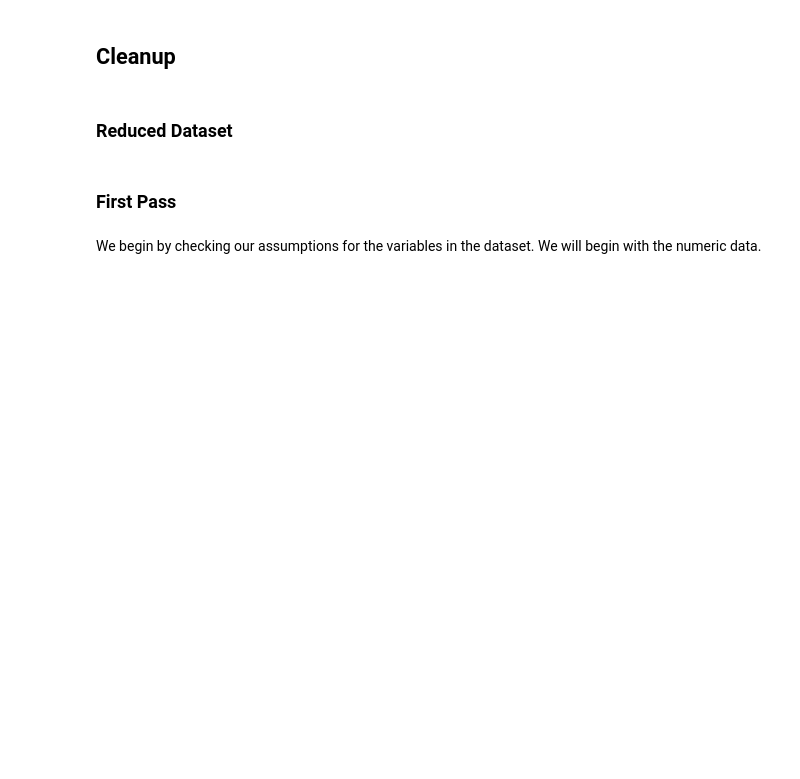
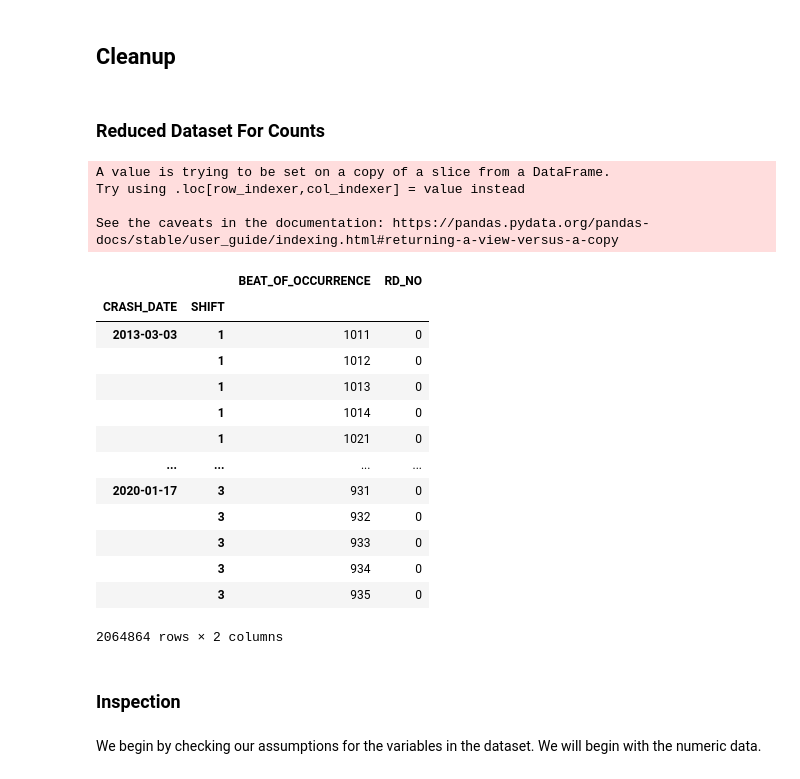
Before and after one commit to KThompson0308/Chicago-Traffic-Analysis, a Jupyter notebook: notebooks/kevin/ProjoneAndMiniLab.ipynb, the cells around one changed output. Drawn from its saved outputs; the diff is of its cells as text; code cells hidden in the pictures; blank space fills up the shorter version.

```diff
--- a/notebooks/kevin/ProjoneAndMiniLab.ipynb
+++ b/notebooks/kevin/ProjoneAndMiniLab.ipynb
@@ -76,7 +78,7 @@ Categorical variables are typed as abstract objects by default, so we explicitly
 # %%
 categoricals = ['CRASH_DATE_EST_I', 'TRAFFIC_CONTROL_DEVICE', 'DEVICE_CONDITION',
                 'WEATHER_CONDITION', 'LIGHTING_CONDITION', 'FIRST_CRASH_TYPE', 'TRAFFICWAY_TYPE',
-                'ALIGNMENT', 'ROADWAY_SURFACE_COND', 'ROAD_DEFECT', 'REPORT_TYPE', 'CRASH_TYPE',
+                'ALIGNMENT', 'ROADWAY_SURFACE_COND', 'ROAD_DEFECT', 'REPORT_TYPE', 'CRASH_TYPE', 'STREET_NAME',
                 'CRASH_TYPE', 'INTERSECTION_RELATED_I', 'NOT_RIGHT_OF_WAY_I', 'HIT_AND_RUN_I', 'DAMAGE',
                 'PRIM_CONTRIBUTORY_CAUSE', 'SEC_CONTRIBUTORY_CAUSE','BEAT_OF_OCCURRENCE', 'PHOTOS_TAKEN_I', 'STATEMENTS_TAKEN_I', 'DOORING_I',
                 'WORK_ZONE_I', 'WORK_ZONE_TYPE', 'WORKERS_PRESENT_I', 'INJURIES_UNKNOWN']
@@ -93,18 +95,43 @@ data.head(3)
 # %% [markdown]
 ## Cleanup <a name='cleanup'></a>
 # %% [markdown]
-### Reduced Dataset <a name='reduced'></a>
+### Reduced Dataset For Counts <a name='reduced'></a>
 # %%
+# dataset used for HMM
+data_reduced = data[['RD_NO', 'CRASH_DATE', 'CRASH_HOUR', 'BEAT_OF_OCCURRENCE']]
+
 # Get Shift The Accident Occurred On
 shifts = dict.fromkeys(list((range(0,7)))+[22, 23], 1)
 shifts.update(dict.fromkeys(list(range(7, 15)), 2))
 shifts.update(dict.fromkeys(list(range(15, 22)),3))
-data['SHIFT'] = data['CRASH_HOUR'].map(shifts)
+data_reduced['SHIFT'] = data['CRASH_HOUR'].map(shifts)
+data_reduced = data_reduced.drop('CRASH_HOUR', axis=1)
 
-# dataset used for HMM
-data_reduced = data[['RD_NO', 'CRASH_DATE', 'SHIFT', 'BEAT_OF_OCCURRENCE', 'LATITUDE', 'LONGITUDE']]
+# Resample Time Series
+data_reduced = data_reduced.groupby([pd.Grouper(key='CRASH_DATE', freq='D'), 'SHIFT', 'BEAT_OF_OCCURRENCE']).agg({'RD_NO': 'size'})
+data_reduced = data_reduced.reset_index().set_index(['CRASH_DATE', 'SHIFT'])
+data_reduced
+# %% [output]
+A value is trying to be set on a copy of a slice from a DataFrame.
+Try using .loc[row_indexer,col_indexer] = value instead
+
+See the caveats in the documentation: https://pandas.pydata.org/pandas-docs/stable/user_guide/indexing.html#returning-a-view-versus-a-copy
+|  |  | BEAT_OF_OCCURRENCE | RD_NO |
+| CRASH_DATE | SHIFT |  |  |
+| 2013-03-03 | 1 | 1011 | 0 |
+|  | 1 | 1012 | 0 |
+|  | 1 | 1013 | 0 |
+|  | 1 | 1014 | 0 |
+|  | 1 | 1021 | 0 |
+| ... | ... | ... | ... |
+| 2020-01-17 | 3 | 931 | 0 |
+|  | 3 | 932 | 0 |
+|  | 3 | 933 | 0 |
+|  | 3 | 934 | 0 |
+|  | 3 | 935 | 0 |
+2064864 rows × 2 columns
 # %% [markdown]
-### First Pass <a name='firstpass'></a>
+### Inspection <a name='firstpass'></a>
 # %% [markdown]
 We begin by checking our assumptions for the variables in the dataset. We will begin with the numeric data.
 # %%
```
Also changed, not shown: parts of 38 cells of this notebook.
